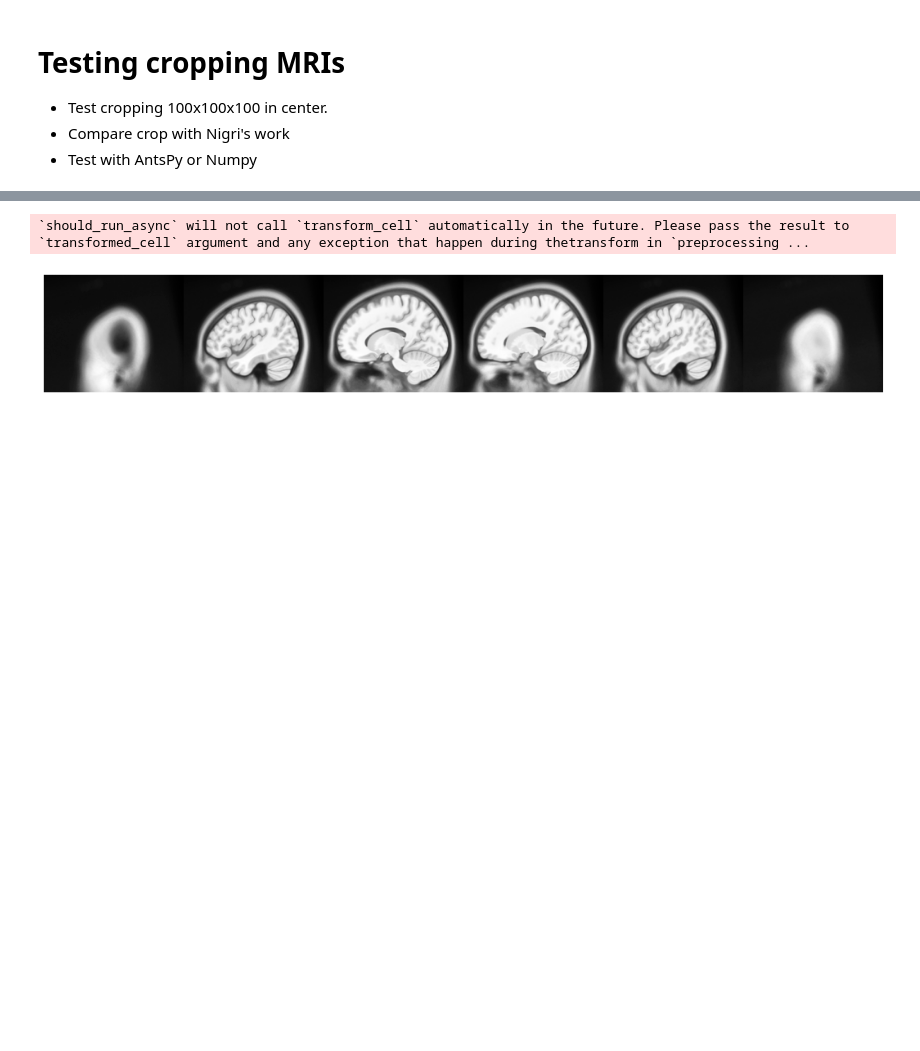
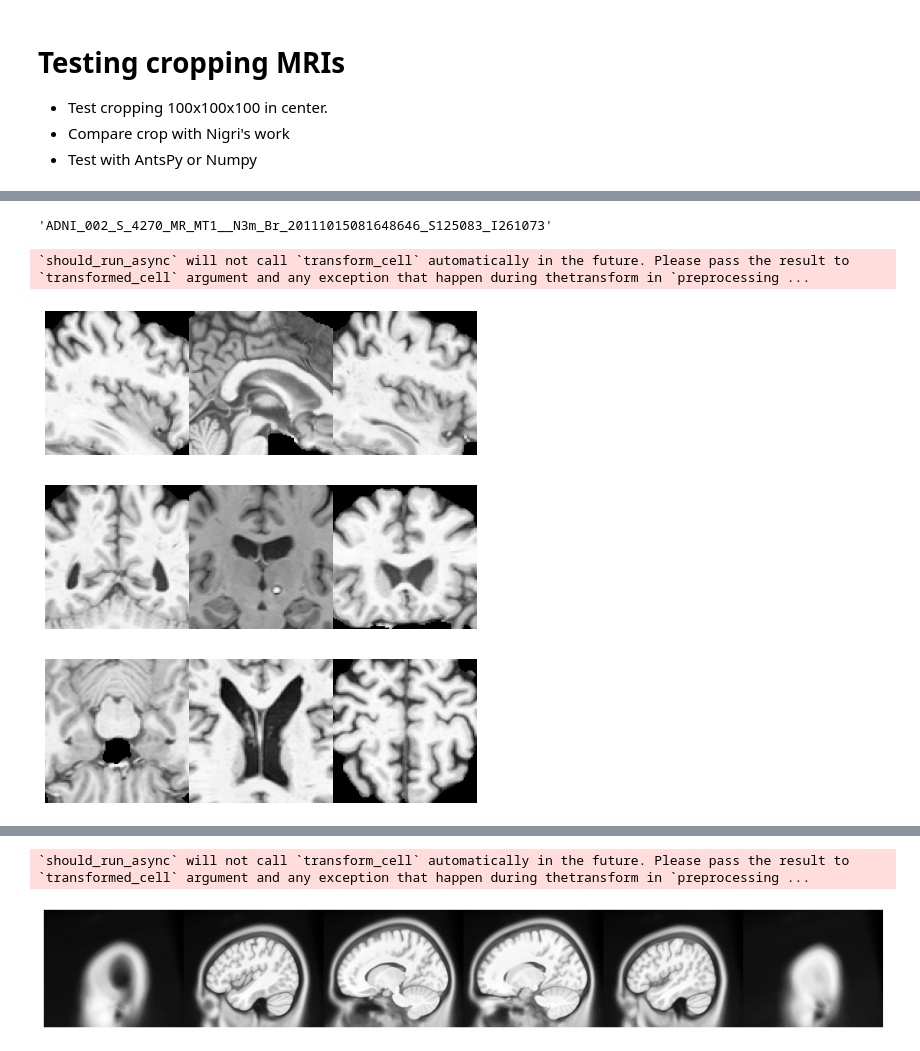
Before and after one commit to lucasthim/mmml-alzheimer-diagnosis, a Jupyter notebook: src/playground_notebooks/08_MRI_testing_pipeline.ipynb, the cells around one changed output, grey strips where cells are left out. Saved outputs shown, nothing was run; the diff lists cells and outputs as text; code cells hidden in the pictures; blank space fills up the shorter version.

Commit message:
Finishing preprocessing pipeline

```diff
--- a/src/playground_notebooks/08_MRI_testing_pipeline.ipynb
+++ b/src/playground_notebooks/08_MRI_testing_pipeline.ipynb
@@ -32,6 +28,22 @@ main_dir = '/home/lucasthim1/alzheimer_data/test/002_S_4270/'
 output_path = "/home/lucasthim1/alzheimer_data/test/registration_test/01_affine_s3/"
 input_path = "/home/lucasthim1/alzheimer_data/test/002_S_4270/MT1__N3m/2011-10-11_07_59_12.0/S125083/ADNI_002_S_4270_MR_MT1__N3m_Br_20111015081648646_S125083_I261073.nii"
 atlas_path = '/home/lucasthim1/alzheimer_data/Atlas/atlas_t1.nii'
+new_input_path = "/home/lucasthim1/alzheimer_data/test/002_S_4270.npz"
+# %%
+os.path.splitext(os.path.splitext(os.path.basename(input_path))[0])[0]
+# %% [output]
+'ADNI_002_S_4270_MR_MT1__N3m_Br_20111015081648646_S125083_I261073'
+# %%
+moving_np = np.load(new_input_path)['arr_0']
+moving = ants.from_numpy(moving_np)
+moving.plot(axis =0,figsize=2,nslices=3)
+moving.plot(axis =1,figsize=2,nslices=3)
+moving.plot(axis =2,figsize=2,nslices=3)
+# %% [output]
+`should_run_async` will not call `transform_cell` automatically in the future. Please pass the result to `transformed_cell` argument and any exception that happen during thetransform in `preprocessing ...
+[figure, added]
+[figure, added]
+[figure, added]
 # %%
 moving = ants.image_read(input_path)
 moving.plot(axis =0,figsize=2,nslices=6)
```
Also changed, not shown: parts of 9 cells of this notebook, 7 other files.
